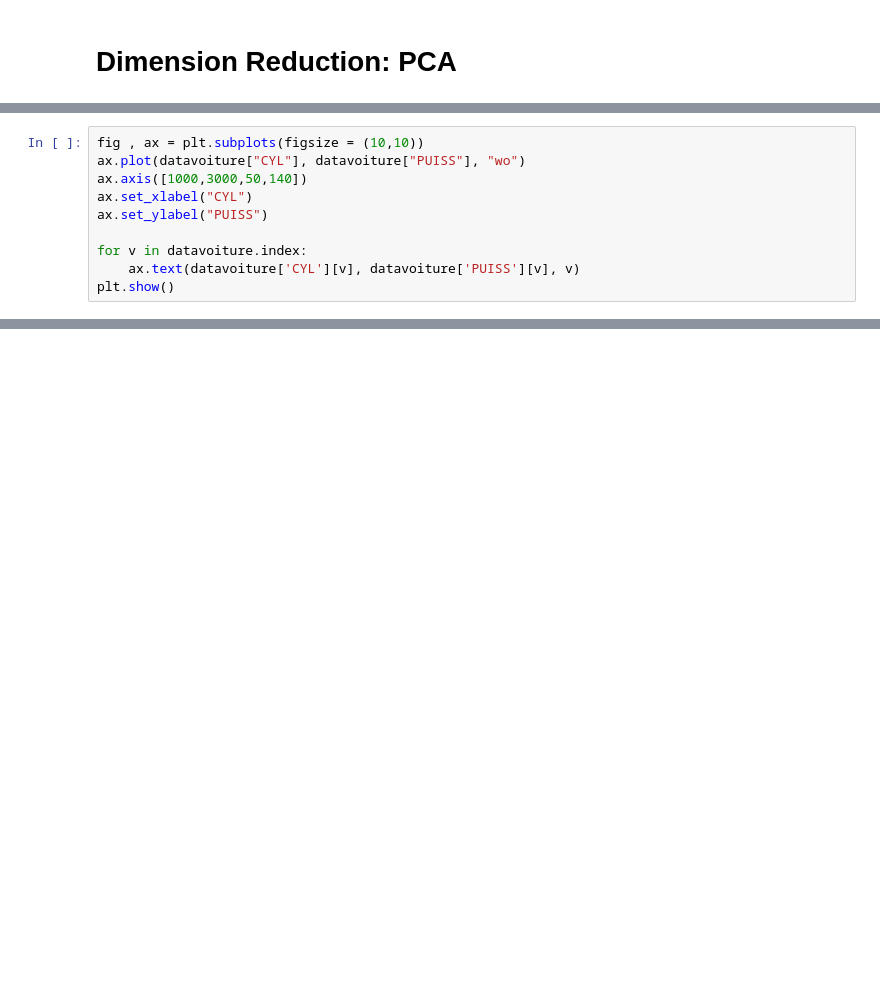
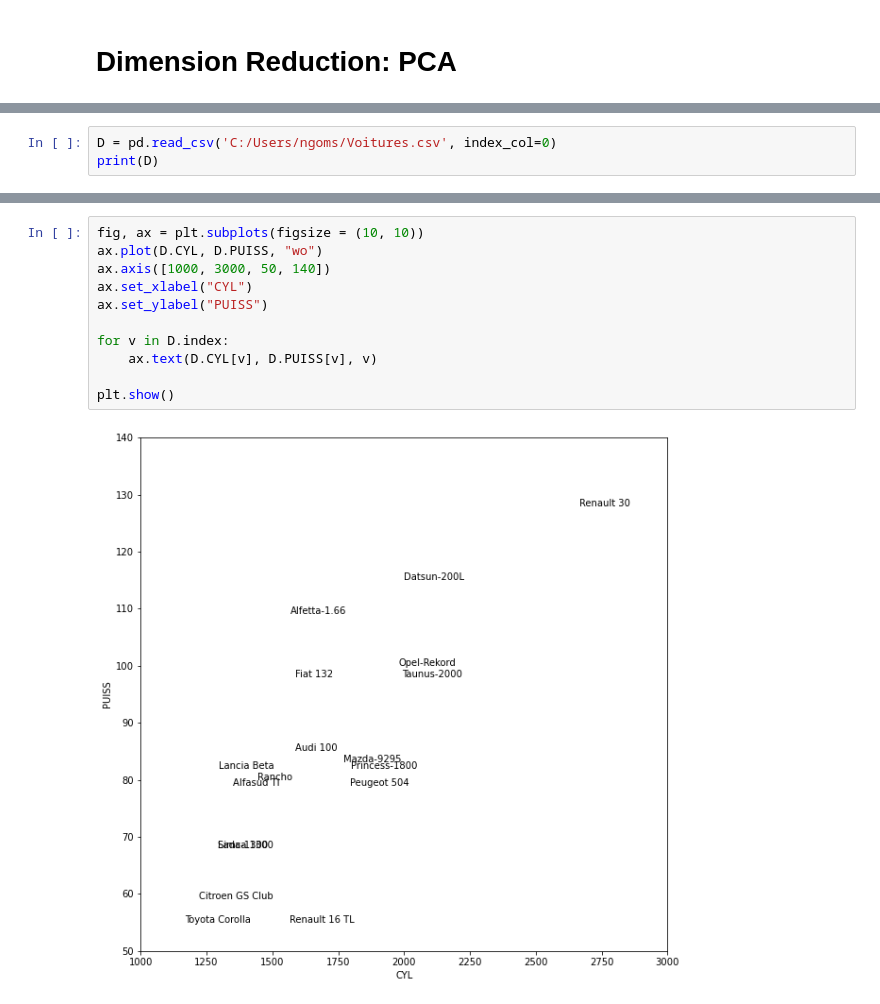
Before and after one commit to Bonasnelson/Machine-learning-cours-, a Jupyter notebook: MachineLearning_Notebook_M1_DS.ipynb, the cells around one changed output, grey strips where cells are left out. Saved outputs shown, nothing was run; the diff lists cells and outputs as text; blank space fills up the shorter version.

```diff
--- a/MachineLearning_Notebook_M1_DS.ipynb
+++ b/MachineLearning_Notebook_M1_DS.ipynb
@@ -893,10 +861,0 @@ memory usage: 1008.0+ bytes
-# %%
-fig , ax = plt.subplots(figsize = (10,10))
-ax.plot(datavoiture["CYL"], datavoiture["PUISS"], "wo")
-ax.axis([1000,3000,50,140])
-ax.set_xlabel("CYL")
-ax.set_ylabel("PUISS")
-
-for v in datavoiture.index:
-    ax.text(datavoiture['CYL'][v], datavoiture['PUISS'][v], v)
-plt.show()
@@ -963,0 +866,3 @@ acp = PCA(std_unit = True, row_labels=datavoiture.index, col_labels=datavoiture.
+# %%
+D = pd.read_csv('C:/Users/ngoms/Voitures.csv', index_col=0)
+print(D)
@@ -963,0 +908,13 @@ acp = PCA(std_unit = True, row_labels=datavoiture.index, col_labels=datavoiture.
+# %%
+fig, ax = plt.subplots(figsize = (10, 10))
+ax.plot(D.CYL, D.PUISS, "wo")
+ax.axis([1000, 3000, 50, 140])
+ax.set_xlabel("CYL")
+ax.set_ylabel("PUISS")
+
+for v in D.index:
+    ax.text(D.CYL[v], D.PUISS[v], v)
+
+plt.show()
+# %% [output]
+[figure, added]
```
Also changed, not shown: parts of 169 cells of this notebook, 1 other file.
